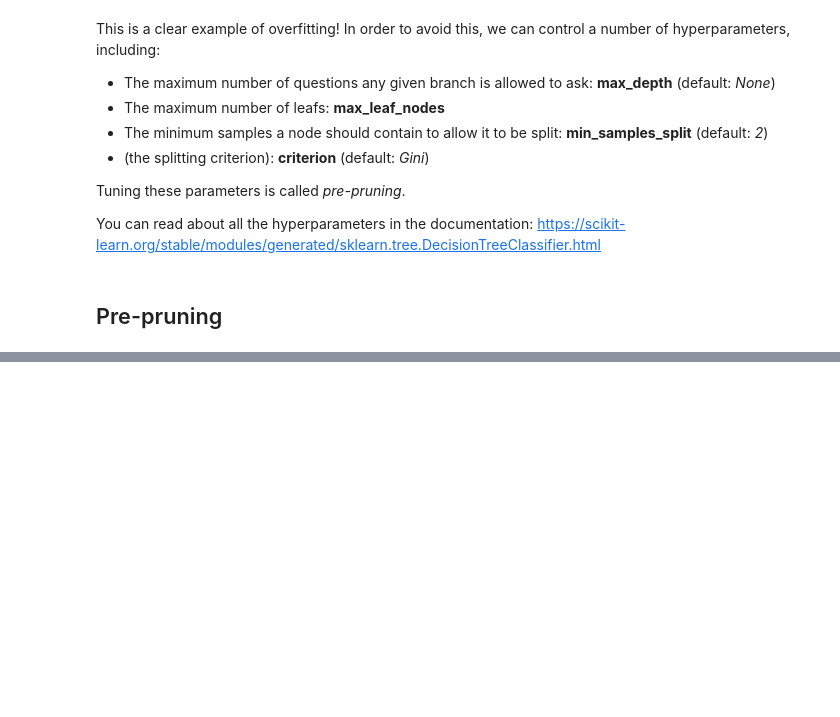
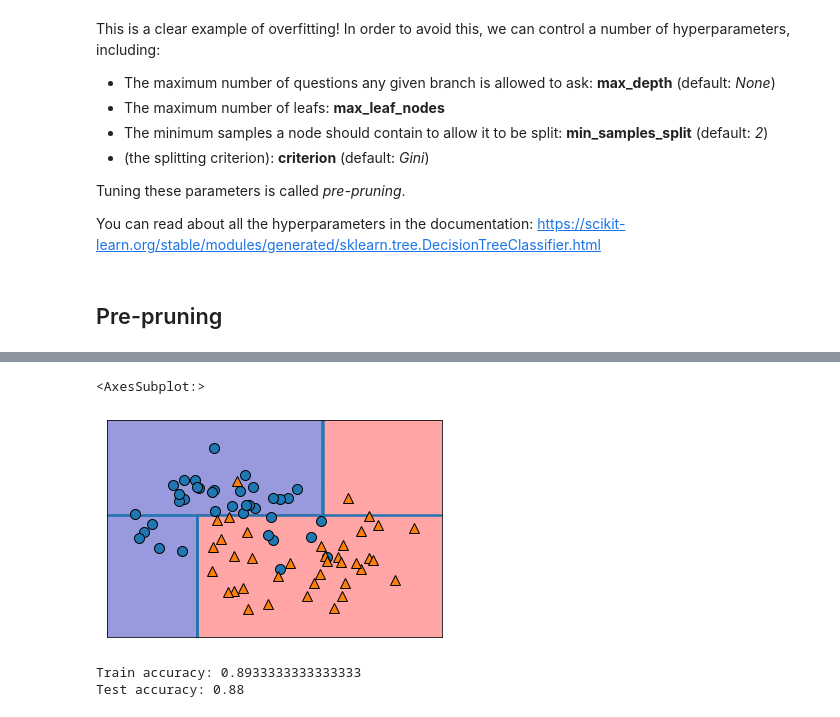
Before and after one commit to RBrooksDK/MAL1, a Jupyter notebook: 03 Tree-based models/Decision Trees 1 - Visualization and hyperparameters.ipynb, the cells around one changed output, grey strips where cells are left out. Saved outputs shown, nothing was run; the diff lists cells and outputs as text; code cells hidden in the pictures; blank space fills up the shorter version.

```diff
--- a/03 Tree-based models/Decision Trees 1 - Visualization and hyperparameters.ipynb
+++ b/03 Tree-based models/Decision Trees 1 - Visualization and hyperparameters.ipynb
@@ -53,3 +84,13 @@ Tuning these parameters is called *pre-pruning*.
 You can read about all the hyperparameters in the documentation: https://scikit-learn.org/stable/modules/generated/sklearn.tree.DecisionTreeClassifier.html
 # %% [markdown]
 ## Pre-pruning
+# %%
+clf = DecisionTreeClassifier(max_depth = 2, random_state = 42)
+clf.fit(X_train, y_train)
+dot_data = export_graphviz(clf, out_file=None,
+                          class_names = ["circle", "triangle"],
+                          feature_names = ["x1", "x2"],
+                          filled=True)
+
+graph = graphviz.Source(dot_data)
+graph
@@ -55,0 +99,11 @@ You can read about all the hyperparameters in the documentation: https://scikit-
+# %%
+mglearn.plots.plot_tree_partition(X_train, y_train, clf)
+# %% [output]
+<AxesSubplot:>
+[figure, added]
+# %%
+print("Train accuracy: {}".format(clf.score(X_train, y_train)))
+print("Test accuracy: {}".format(clf.score(X_test, y_test)))
+# %% [output]
+Train accuracy: 0.8933333333333333
+Test accuracy: 0.88
```
Also changed, not shown: parts of 8 cells of this notebook, 2 other files.
